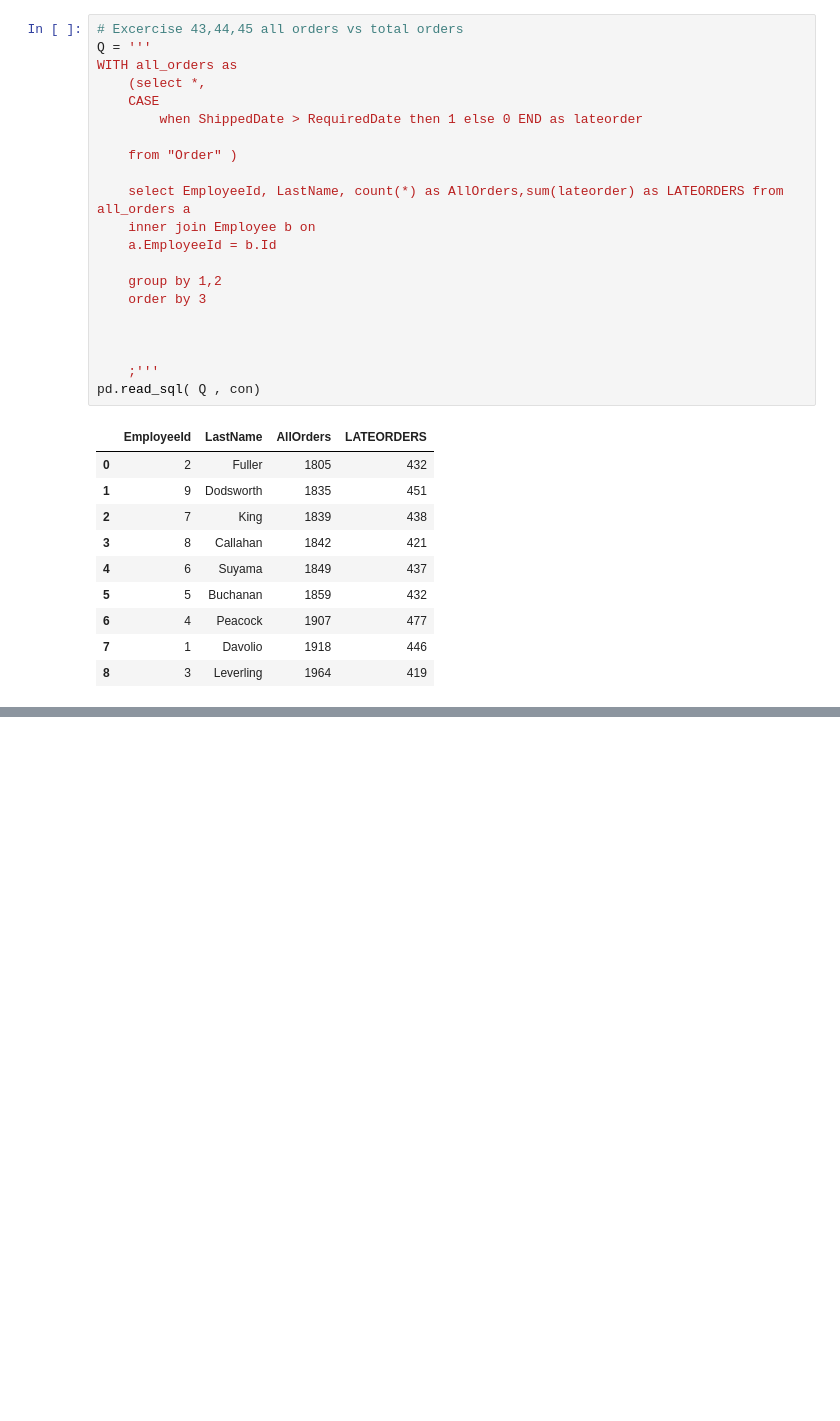
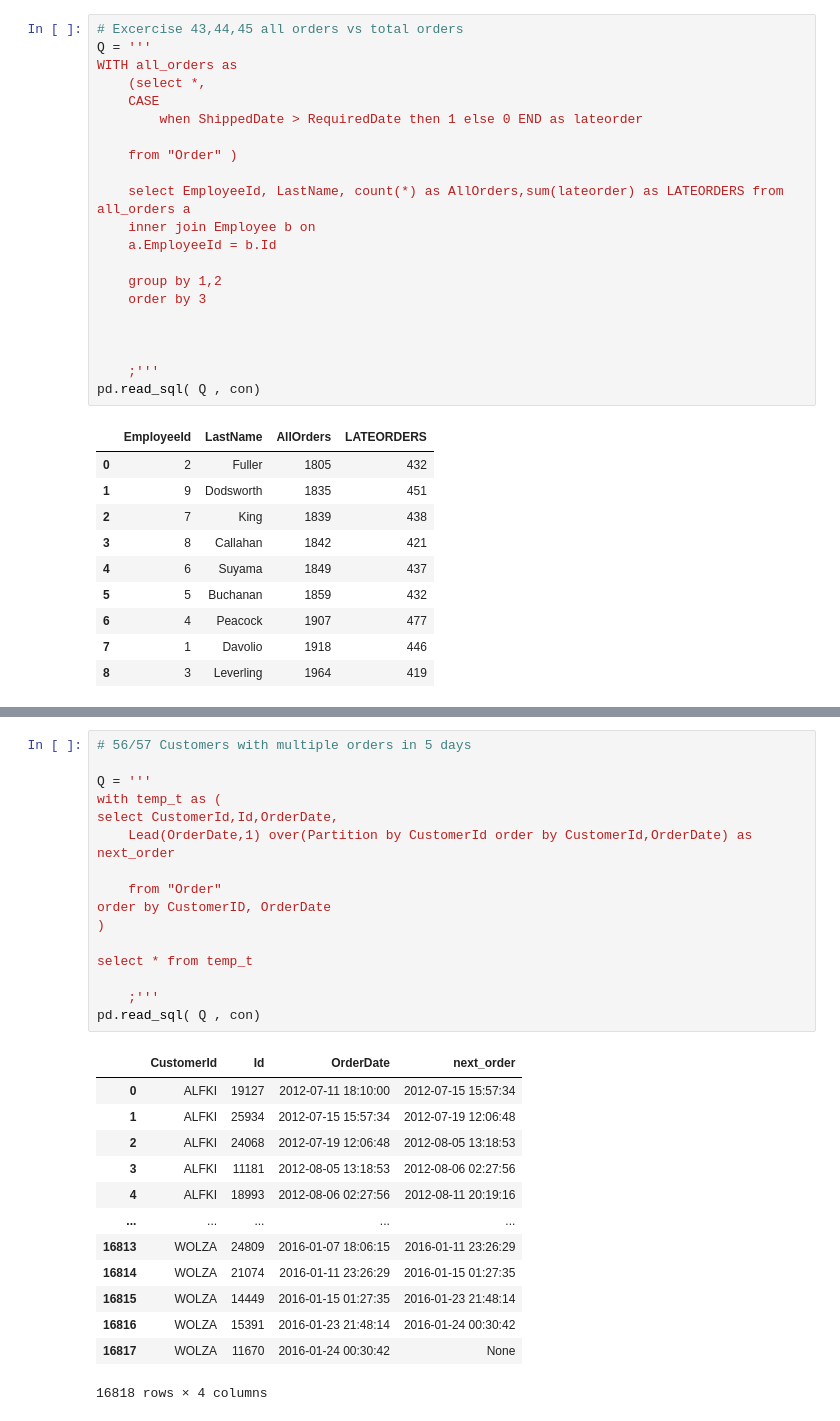
Before and after one commit to Satyabratam945/sqlproblems, a Jupyter notebook: SQL Practice (Hard Problems).ipynb, the cells around one changed output, grey strips where cells are left out. Cells and saved outputs as stored; diff of their text form; blank space fills up the shorter version.

```diff
--- a/SQL Practice (Hard Problems).ipynb
+++ b/SQL Practice (Hard Problems).ipynb
@@ -277,0 +347,30 @@ pd.read_sql( Q , con)
+# %%
+# 56/57 Customers with multiple orders in 5 days
+
+Q = '''
+with temp_t as (
+select CustomerId,Id,OrderDate,
+    Lead(OrderDate,1) over(Partition by CustomerId order by CustomerId,OrderDate) as next_order
+
+    from "Order"
+order by CustomerID, OrderDate
+)
+
+select * from temp_t
+
+    ;'''
+pd.read_sql( Q , con)
+# %% [output]
+|  | CustomerId | Id | OrderDate | next_order |
+| 0 | ALFKI | 19127 | 2012-07-11 18:10:00 | 2012-07-15 15:57:34 |
+| 1 | ALFKI | 25934 | 2012-07-15 15:57:34 | 2012-07-19 12:06:48 |
+| 2 | ALFKI | 24068 | 2012-07-19 12:06:48 | 2012-08-05 13:18:53 |
+| 3 | ALFKI | 11181 | 2012-08-05 13:18:53 | 2012-08-06 02:27:56 |
+| 4 | ALFKI | 18993 | 2012-08-06 02:27:56 | 2012-08-11 20:19:16 |
+| ... | ... | ... | ... | ... |
+| 16813 | WOLZA | 24809 | 2016-01-07 18:06:15 | 2016-01-11 23:26:29 |
+| 16814 | WOLZA | 21074 | 2016-01-11 23:26:29 | 2016-01-15 01:27:35 |
+| 16815 | WOLZA | 14449 | 2016-01-15 01:27:35 | 2016-01-23 21:48:14 |
+| 16816 | WOLZA | 15391 | 2016-01-23 21:48:14 | 2016-01-24 00:30:42 |
+| 16817 | WOLZA | 11670 | 2016-01-24 00:30:42 | None |
+16818 rows × 4 columns
```
Also changed, not shown: parts of 3 cells of this notebook.
